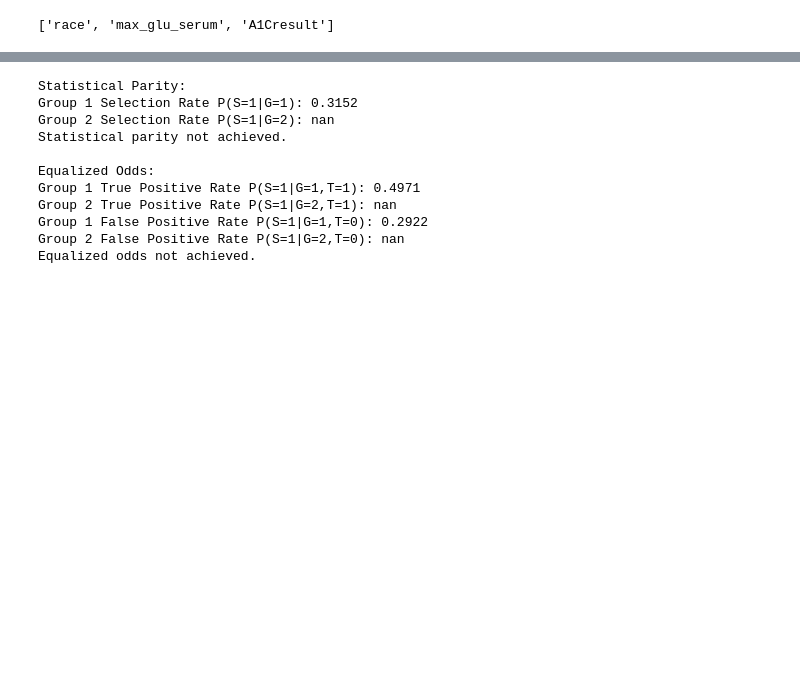
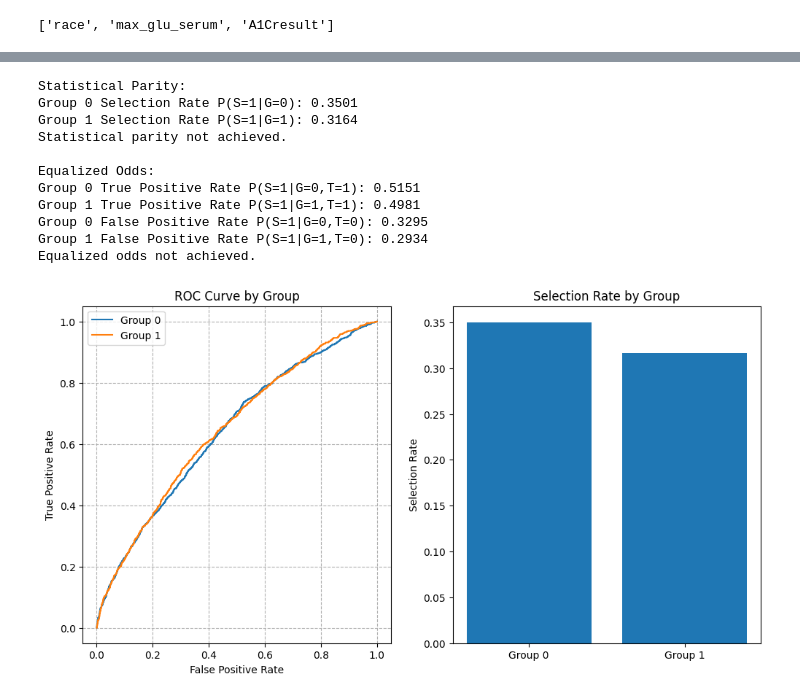
Before and after one commit to sanderengel/afae_exam_project, a Jupyter notebook: Fairness_analysis.ipynb, the cells around one changed output, grey strips where cells are left out. Drawn from its saved outputs; the diff is of its cells as text; code cells hidden in the pictures; blank space fills up the shorter version.

```diff
--- a/Fairness_analysis.ipynb
+++ b/Fairness_analysis.ipynb
@@ -400,8 +420,8 @@ def get_scores_test(model, X_test):
 def make_selection(scores_test, thresholds: tuple = (.5, .5)):
     # Apply group-specific thresholds
     selections = np.zeros_like(scores_test)
-    selections[group_test == 1] = (scores_test[group_test == 1] >= thresholds[0]).astype(int)
-    selections[group_test == 2] = (scores_test[group_test == 2] >= thresholds[1]).astype(int)
+    selections[group_test == 0] = (scores_test[group_test == 0] >= thresholds[0]).astype(int)
+    selections[group_test == 1] = (scores_test[group_test == 1] >= thresholds[1]).astype(int)
     return selections
 
 # Define function to evaluate fairness
@@ -409,7 +429,7 @@ def evaluate_fairness(S, T, G):
     df = pd.DataFrame({'S': S, 'T': T, 'G': G})
 
     results = {}
-    for g in [1, 2]: # Male, Female
+    for g in [0, 1]: # Male, Female
         subset = df[df['G'] == g]
 
         # Statistical/demographic parity P(S=1|G)
@@ -428,10 +448,10 @@ def evaluate_fairness(S, T, G):
 def print_fairness_overiew(fairness_metrics: dict, epsilon: float = 1e-3):
     # Statistical parity
     print('Statistical Parity:')
-    g1_selection_rate = fairness_metrics['G=1_Selection_Rate']
-    g2_selection_rate = fairness_metrics['G=2_Selection_Rate']
-    print(f'Group 1 Selection Rate P(S=1|G=1): {g1_selection_rate:.4f}')
-    print(f'Group 2 Selection Rate P(S=1|G=2): {g2_selection_rate:.4f}')
+    g1_selection_rate = fairness_metrics['G=0_Selection_Rate']
+    g2_selection_rate = fairness_metrics['G=1_Selection_Rate']
+    print(f'Group 0 Selection Rate P(S=1|G=0): {g1_selection_rate:.4f}')
+    print(f'Group 1 Selection Rate P(S=1|G=1): {g2_selection_rate:.4f}')
     if abs(g1_selection_rate - g2_selection_rate) < epsilon:
         print('Statistical parity (approximately) achieved.')
     else:
@@ -440,25 +460,26 @@ def print_fairness_overiew(fairness_metrics: dict, epsilon: float = 1e-3):
 
     # Equalized Odds
     print('Equalized Odds:')
+    g0_tpr = fairness_metrics['G=0_TPR']
     g1_tpr = fairness_metrics['G=1_TPR']
-    g2_tpr = fairness_metrics['G=2_TPR']
+    g0_fpr = fairness_metrics['G=0_FPR']
     g1_fpr = fairness_metrics['G=1_FPR']
-    g2_fpr = fairness_metrics['G=2_FPR']
+
+    print(f'Group 0 True Positive Rate P(S=1|G=0,T=1): {g0_tpr:.4f}')
     print(f'Group 1 True Positive Rate P(S=1|G=1,T=1): {g1_tpr:.4f}')
-    print(f'Group 2 True Positive Rate P(S=1|G=2,T=1): {g2_tpr:.4f}')
+
+    print(f'Group 0 False Positive Rate P(S=1|G=0,T=0): {g0_fpr:.4f}')
     print(f'Group 1 False Positive Rate P(S=1|G=1,T=0): {g1_fpr:.4f}')
-    print(f'Group 2 False Positive Rate P(S=1|G=2,T=0): {g2_fpr:.4f}')
-    if abs(g1_tpr - g2_tpr) < epsilon and abs(g1_fpr == g2_fpr) < epsilon:
+    if abs(g0_tpr - g1_tpr) < epsilon and abs(g0_fpr - g1_fpr) < epsilon:
         print('Equalized odds (approximately) achieved.')
     else:
         print('Equalized odds not achieved.')
-    print('')
 
 def plot_fairness_metrics(fairness_metrics: dict, scores_test, roc_cross: tuple = None):
     _, axes = plt.subplots(1, 2, figsize = (12, 6))
 
     # ROC curve
-    for g, label in zip([1, 2], ['Group 1', 'Group 2']):
+    for g, label in zip([0, 1], ['Group 0', 'Group 1']):
         idx = group_test == g
         fpr, tpr, _ = roc_curve(y_test[idx], scores_test[idx])
         axes[0].plot(fpr, tpr, label=label)
@@ -473,8 +494,8 @@ def plot_fairness_metrics(fairness_metrics: dict, scores_test, roc_cross: tuple
     axes[0].legend()
 
     # Bar plot
-    groups = ['Group 1', 'Group 2']
-    selection_rates = [fairness_metrics['G=1_Selection_Rate'], fairness_metrics['G=2_Selection_Rate']]
+    groups = ['Group 0', 'Group 1']
+    selection_rates = [fairness_metrics['G=0_Selection_Rate'], fairness_metrics['G=1_Selection_Rate']]
     axes[1].bar(groups, selection_rates)
     axes[1].set_ylabel('Selection Rate')
     axes[1].set_title('Selection Rate by Group')
@@ -482,18 +503,20 @@ def plot_fairness_metrics(fairness_metrics: dict, scores_test, roc_cross: tuple
 # %%
 # Get test scores and make selections
 log_reg_scores_test = get_scores_test(log_reg, X_test)
 log_reg_selections = make_selection(log_reg_scores_test)
 log_reg_fairness_metrics = evaluate_fairness(log_reg_selections, y_test, group_test)
 print_fairness_overiew(log_reg_fairness_metrics)
+plot_fairness_metrics(log_reg_fairness_metrics, log_reg_scores_test)
 # %% [output]
 Statistical Parity:
-Group 1 Selection Rate P(S=1|G=1): 0.3152
-Group 2 Selection Rate P(S=1|G=2): nan
+Group 0 Selection Rate P(S=1|G=0): 0.3501
+Group 1 Selection Rate P(S=1|G=1): 0.3164
 Statistical parity not achieved.
 
 Equalized Odds:
-Group 1 True Positive Rate P(S=1|G=1,T=1): 0.4971
-Group 2 True Positive Rate P(S=1|G=2,T=1): nan
-Group 1 False Positive Rate P(S=1|G=1,T=0): 0.2922
-Group 2 False Positive Rate P(S=1|G=2,T=0): nan
+Group 0 True Positive Rate P(S=1|G=0,T=1): 0.5151
+Group 1 True Positive Rate P(S=1|G=1,T=1): 0.4981
+Group 0 False Positive Rate P(S=1|G=0,T=0): 0.3295
+Group 1 False Positive Rate P(S=1|G=1,T=0): 0.2934
 Equalized odds not achieved.
+[figure, added]
```
Also changed, not shown: parts of 5 cells of this notebook.
